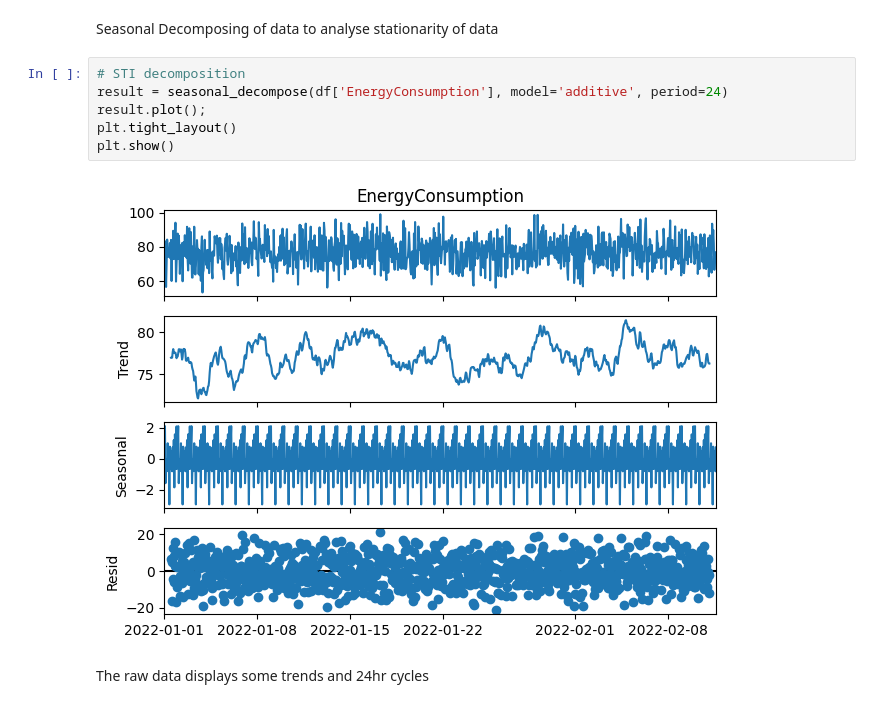
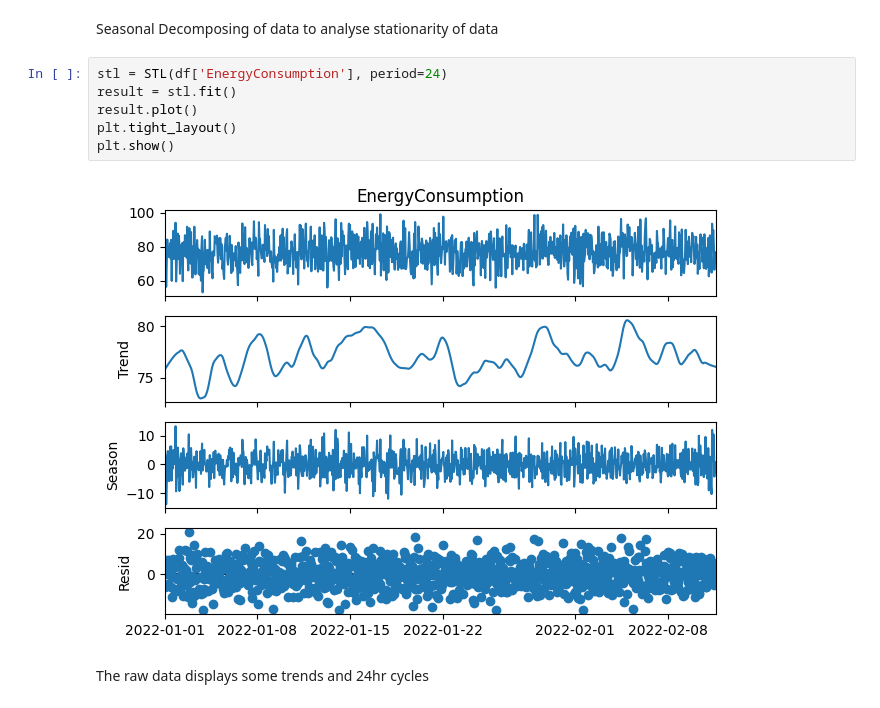
Before and after one commit to karmerruk7/ML-AI-projects, a Jupyter notebook: watt-wise/EDA.ipynb, the cells around one changed output. Cells and saved outputs as stored; diff of their text form.

```diff
--- a/watt-wise/EDA.ipynb
+++ b/watt-wise/EDA.ipynb
@@ -146,13 +149,13 @@ plt.show()
 # %% [markdown]
 Seasonal Decomposing of data to analyse stationarity of data
 # %%
-# STI decomposition
-result = seasonal_decompose(df['EnergyConsumption'], model='additive', period=24)
-result.plot();
+stl = STL(df['EnergyConsumption'], period=24)
+result = stl.fit()
+result.plot()
 plt.tight_layout()
 plt.show()
 # %% [output]
-[figure, old version]
+[figure, new version]
 # %% [markdown]
 The raw data displays some trends and 24hr cycles
 # %% [markdown]
```
Also changed, not shown: parts of 25 cells of this notebook.
